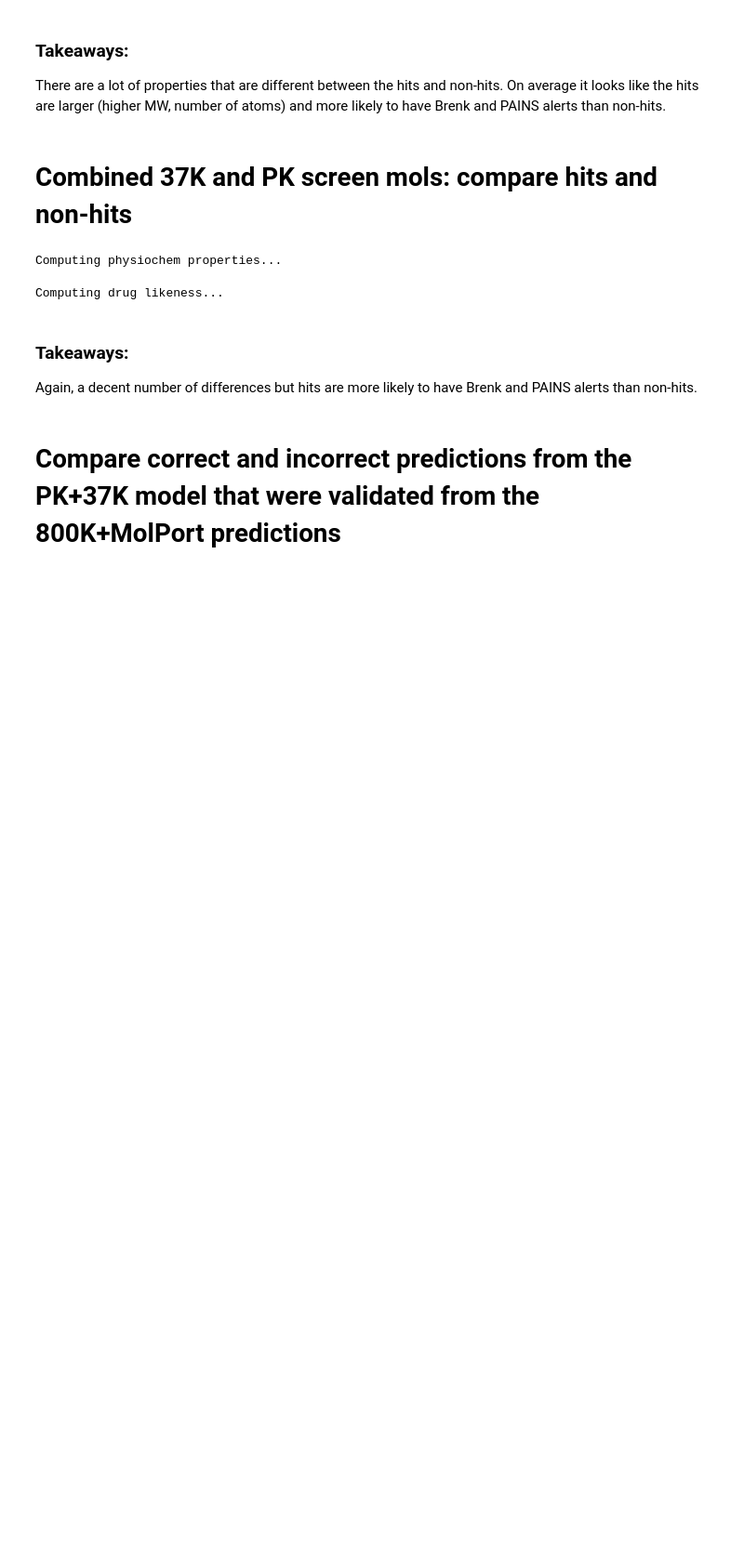
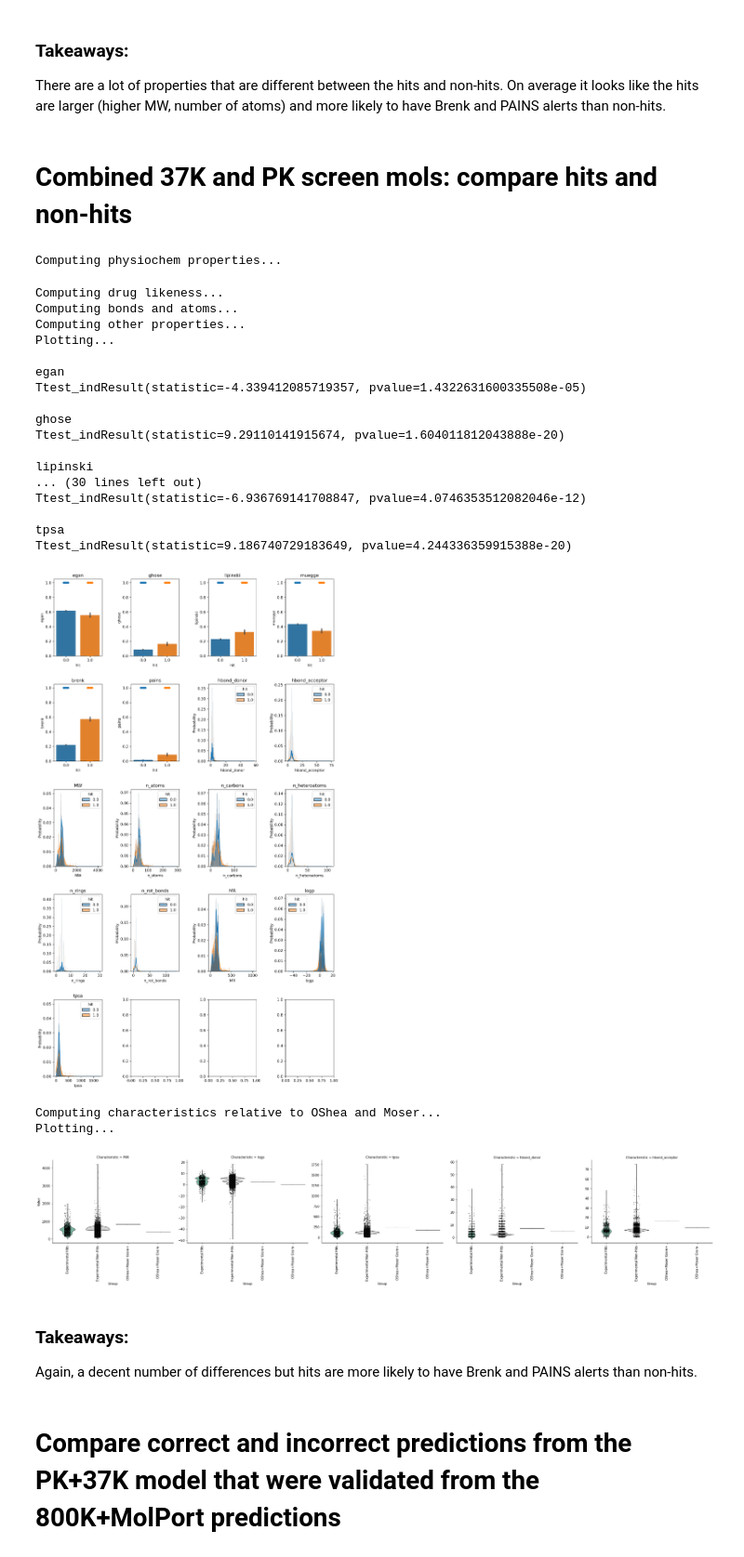
Before and after one commit to jackievaleri/ngonorrhoeae_abx_ml_discovery, a Jupyter notebook: src/01_analyze_biochem_differences_between_screen_hits_and_nonhits.ipynb, the cells around one changed output. Shown at 93% size. Saved outputs shown, nothing was run; the diff lists cells and outputs as text; code cells hidden in the pictures; blank space fills up the shorter version.

```diff
--- a/src/01_analyze_biochem_differences_between_screen_hits_and_nonhits.ipynb
+++ b/src/01_analyze_biochem_differences_between_screen_hits_and_nonhits.ipynb
@@ -179,16 +187,37 @@ There are a lot of properties that are different between the hits and non-hits.
 # %% [markdown]
 # Combined 37K and PK screen mols: compare hits and non-hits
 # %%
-df = pd.read_csv('../data/data_prep_for_ml_pk_37k_screen/FULL_03_19_2022.csv')
+df = pd.read_csv('../data/data_prep_for_ml/data_prep_for_ml_pk_37k_screen/FULL_03_19_2022.csv')
 
 df = calculate_physiochem_props(df, smiles_col = 'SMILES')
+df.to_csv('../figure_panels/underlying_data/pk37k_physiochem_properties.csv', index = False)
 plot_physiochem_props(df, out_dir + '37KPK_physiochem_hits_nonhits', hit_col = 'hit')
 
 valdf = compare_df_and_osheamoser(df, hit_col = 'hit')
 plot_oshea_moser(valdf, out_dir + '37KPK_osheamoser_hits_nonhits',)
 # %% [output]
 Computing physiochem properties...
 Computing drug likeness...
+Computing bonds and atoms...
+Computing other properties...
+Plotting...
+
+egan
+Ttest_indResult(statistic=-4.339412085719357, pvalue=1.4322631600335508e-05)
+
+ghose
+Ttest_indResult(statistic=9.29110141915674, pvalue=1.604011812043888e-20)
+
+lipinski
+... (30 lines left out)
+Ttest_indResult(statistic=-6.936769141708847, pvalue=4.0746353512082046e-12)
+
+tpsa
+Ttest_indResult(statistic=9.186740729183649, pvalue=4.244336359915388e-20)
+[figure, added]
+Computing characteristics relative to OShea and Moser...
+Plotting...
+[figure, added]
 # %% [markdown]
 ### Takeaways:
 Again, a decent number of differences but hits are more likely to have Brenk and PAINS alerts than non-hits.
```
Also changed, not shown: parts of 3 cells of this notebook, 28 other files.
